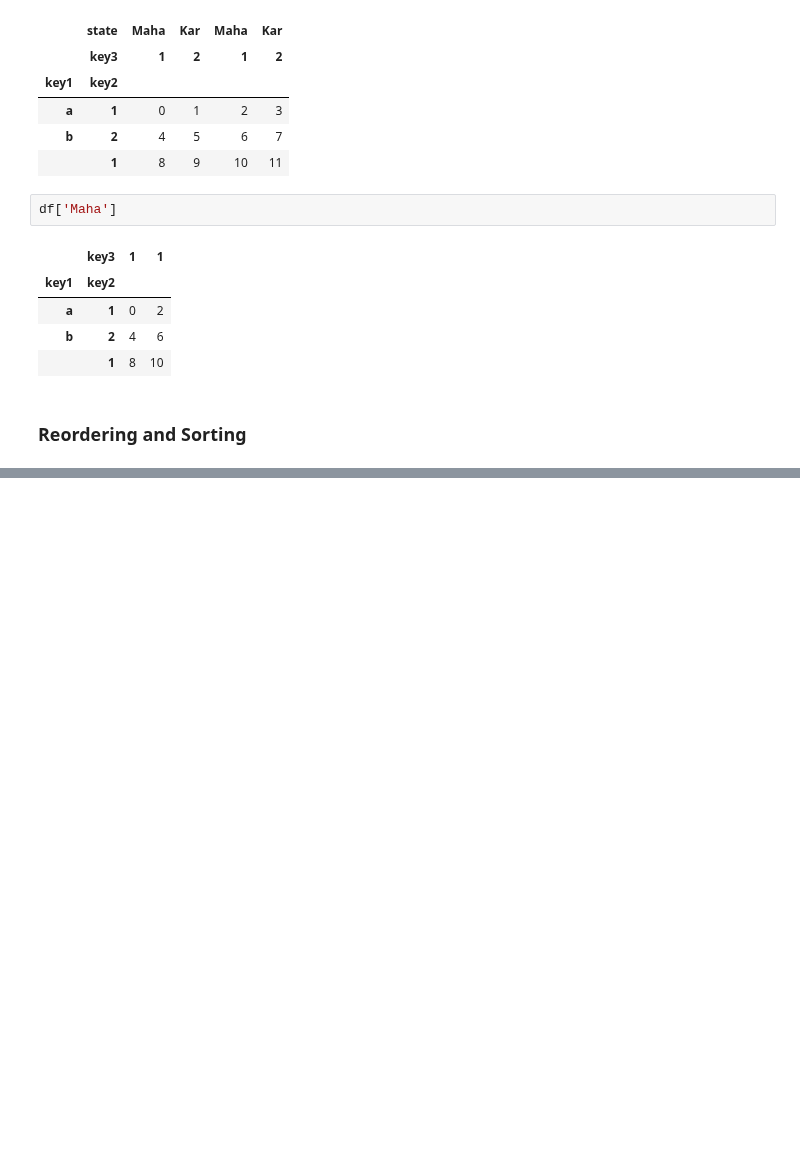
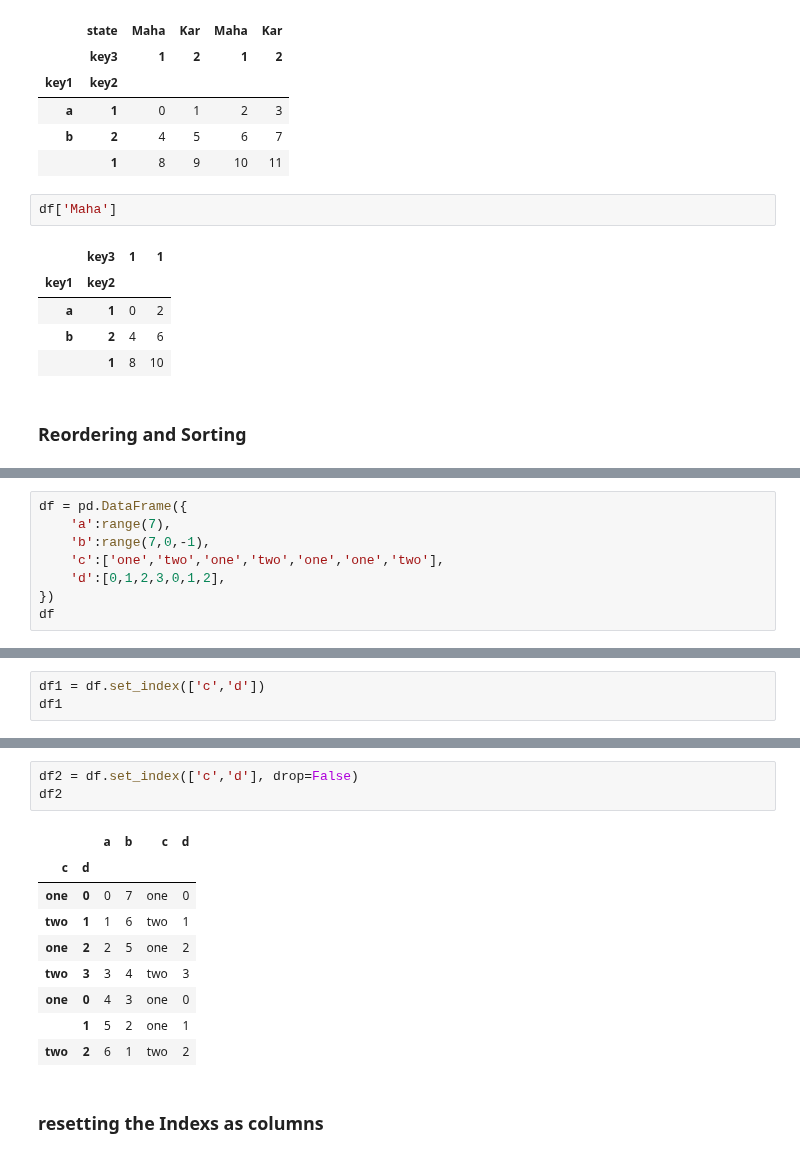
Before and after one commit to Vikas-KM/machine-learning, a Jupyter notebook: Python for Data Analysis/chapter 08/Data Wrangling.ipynb, the cells around one changed output, grey strips where cells are left out. Cells and saved outputs as stored; diff of their text form; blank space fills up the shorter version.

```diff
--- a/Python for Data Analysis/chapter 08/Data Wrangling.ipynb
+++ b/Python for Data Analysis/chapter 08/Data Wrangling.ipynb
@@ -113,0 +166,8 @@ df['Maha']
+# %%
+df = pd.DataFrame({
+    'a':range(7),
+    'b':range(7,0,-1),
+    'c':['one','two','one','two','one','one','two'],
+    'd':[0,1,2,3,0,1,2],
+})
+df
@@ -113,0 +185,3 @@ df['Maha']
+# %%
+df1 = df.set_index(['c','d'])
+df1
@@ -113,0 +198,15 @@ df['Maha']
+# %%
+df2 = df.set_index(['c','d'], drop=False)
+df2
+# %% [output]
+|  |  | a | b | c | d |
+| c | d |  |  |  |  |
+| one | 0 | 0 | 7 | one | 0 |
+| two | 1 | 1 | 6 | two | 1 |
+| one | 2 | 2 | 5 | one | 2 |
+| two | 3 | 3 | 4 | two | 3 |
+| one | 0 | 4 | 3 | one | 0 |
+|  | 1 | 5 | 2 | one | 1 |
+| two | 2 | 6 | 1 | two | 2 |
+# %% [markdown]
+### resetting the Indexs as columns
```
Also changed, not shown: parts of 96 cells of this notebook.
